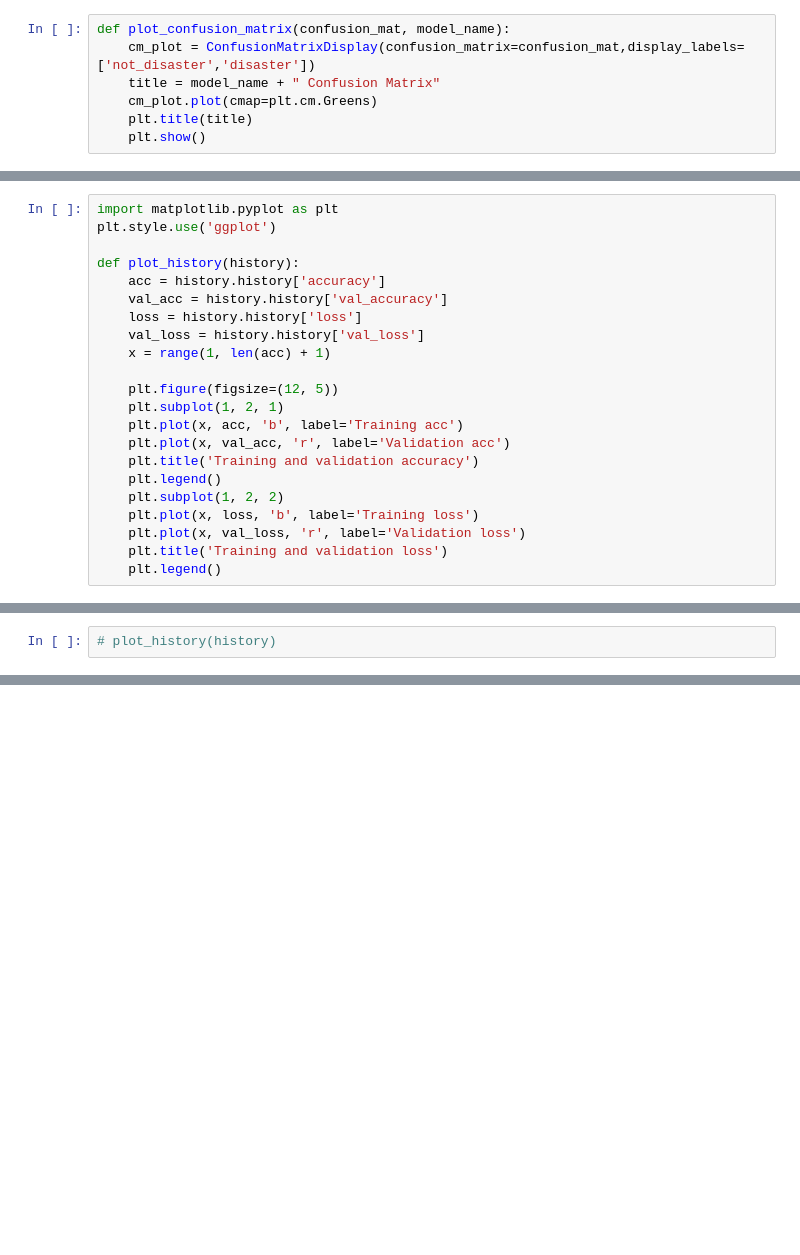
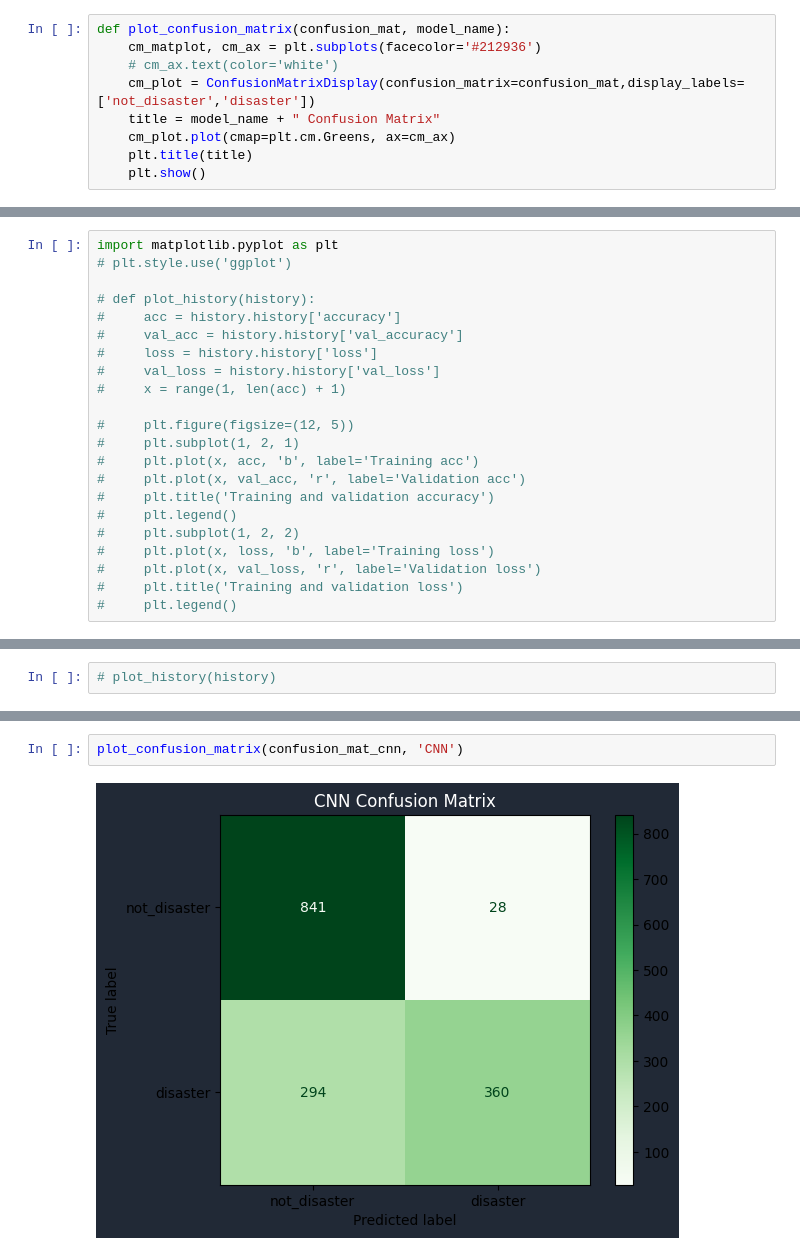
Before and after one commit to GunaJaganathan/detect-disaster-related-tweets, a Jupyter notebook: main.ipynb, the cells around one changed output, grey strips where cells are left out. Cells and saved outputs as stored; diff of their text form; blank space fills up the shorter version.

Commit message:
add theming to plots

```diff
--- a/main.ipynb
+++ b/main.ipynb
@@ -141,9 +141,11 @@ def get_performance_score(actual_label : list, predicted_label : list):
     return metrics_df, confusion_mat
 # %%
 def plot_confusion_matrix(confusion_mat, model_name):
+    cm_matplot, cm_ax = plt.subplots(facecolor='#212936')
+    # cm_ax.text(color='white')
     cm_plot = ConfusionMatrixDisplay(confusion_matrix=confusion_mat,display_labels=['not_disaster','disaster'])
     title = model_name + " Confusion Matrix"
-    cm_plot.plot(cmap=plt.cm.Greens)
+    cm_plot.plot(cmap=plt.cm.Greens, ax=cm_ax)
     plt.title(title)
     plt.show()
 # %%
@@ -245,26 +247,26 @@ history = model.fit(X_train, train_labels,
 # print("Testing Accuracy:  {:.4f}".format(accuracy))
 # %%
 import matplotlib.pyplot as plt
-plt.style.use('ggplot')
+# plt.style.use('ggplot')
 
-def plot_history(history):
-    acc = history.history['accuracy']
-    val_acc = history.history['val_accuracy']
-    loss = history.history['loss']
-    val_loss = history.history['val_loss']
-    x = range(1, len(acc) + 1)
+# def plot_history(history):
+#     acc = history.history['accuracy']
+#     val_acc = history.history['val_accuracy']
+#     loss = history.history['loss']
+#     val_loss = history.history['val_loss']
+#     x = range(1, len(acc) + 1)
 
-    plt.figure(figsize=(12, 5))
-    plt.subplot(1, 2, 1)
-    plt.plot(x, acc, 'b', label='Training acc')
-    plt.plot(x, val_acc, 'r', label='Validation acc')
-    plt.title('Training and validation accuracy')
-    plt.legend()
-    plt.subplot(1, 2, 2)
-    plt.plot(x, loss, 'b', label='Training loss')
-    plt.plot(x, val_loss, 'r', label='Validation loss')
-    plt.title('Training and validation loss')
-    plt.legend()
+#     plt.figure(figsize=(12, 5))
+#     plt.subplot(1, 2, 1)
+#     plt.plot(x, acc, 'b', label='Training acc')
+#     plt.plot(x, val_acc, 'r', label='Validation acc')
+#     plt.title('Training and validation accuracy')
+#     plt.legend()
+#     plt.subplot(1, 2, 2)
+#     plt.plot(x, loss, 'b', label='Training loss')
+#     plt.plot(x, val_loss, 'r', label='Validation loss')
+#     plt.title('Training and validation loss')
+#     plt.legend()
 # %%
 # plot_history(history)
 # %%
@@ -434,0 +464,4 @@ metrics_df_cnn, confusion_mat_cnn = get_performance_score(test_labels, y_test)
+# %%
+plot_confusion_matrix(confusion_mat_cnn, 'CNN')
+# %% [output]
+[figure, added]
```
Also changed, not shown: parts of 6 cells of this notebook.
